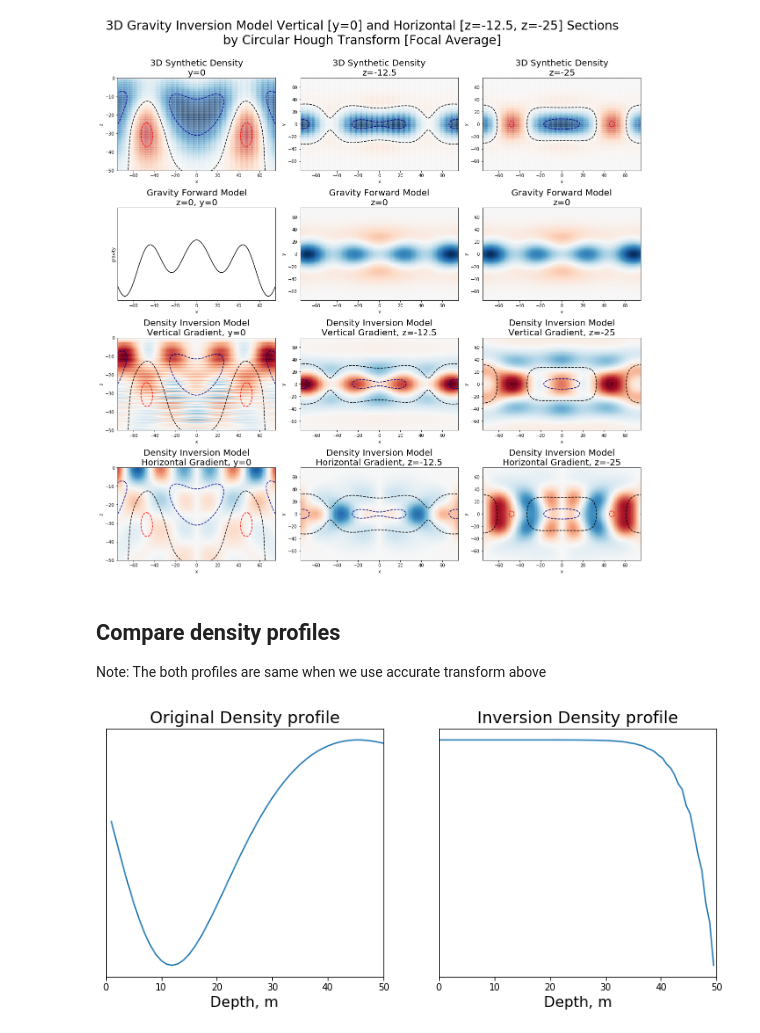
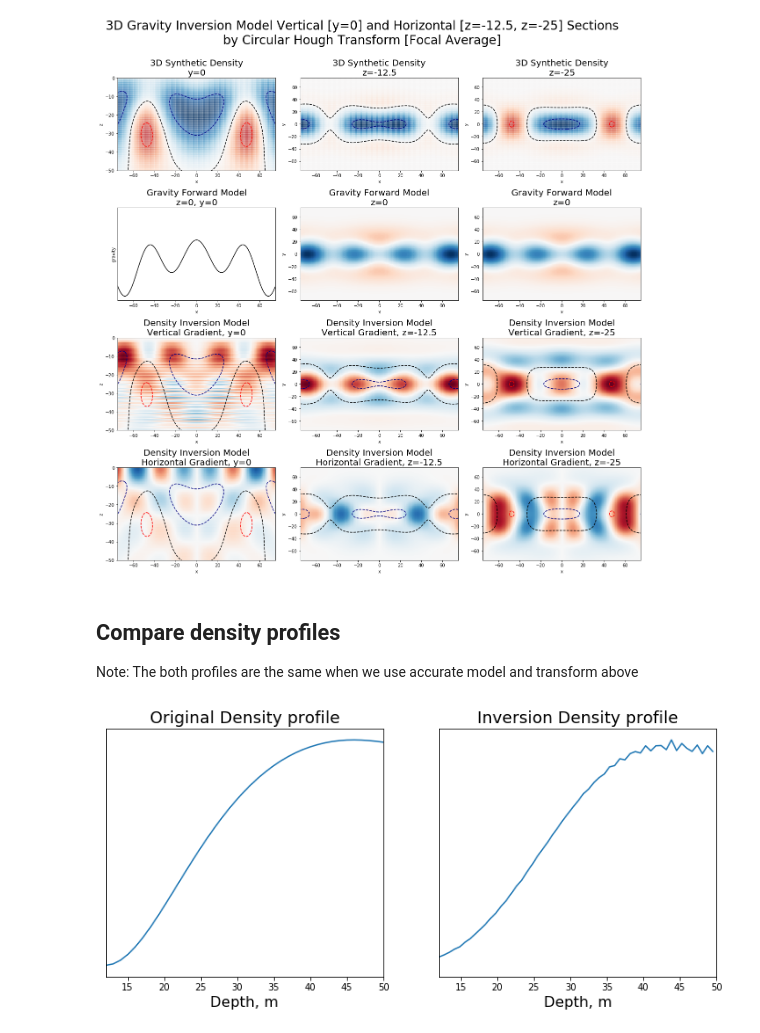
Before and after one commit to AlexeyPechnikov/gis-snippets, a Jupyter notebook: 3D Synthetic Density Inversion by Circular Hough Transform [Focal Average].ipynb, the cells around one changed output. Cells and saved outputs as stored; diff of their text form; code cells hidden in the pictures.

Commit message:
Fix bottom plot which was unclear

```diff
--- a/3D Synthetic Density Inversion by Circular Hough Transform [Focal Average].ipynb
+++ b/3D Synthetic Density Inversion by Circular Hough Transform [Focal Average].ipynb
@@ -307,24 +307,26 @@ plt.show()
 [figure]
 # %% [markdown]
 ## Compare density profiles
-Note: The both profiles are same when we use accurate transform above
+Note: The both profiles are the same when we use accurate model and transform above
 # %%
 fig = plt.figure(figsize=(12,5))
 
 ax = fig.add_subplot(1, 2, 1)
-ax.plot(-da_fdensity.sel(z=slice(0,-50)).z, da_fdensity.sel(z=slice(0,-50)).mean(['y','x']))
+data = da_fdensity.sel(z=slice(0,-50),x=slice(100,-100),y=slice(-100,100)).mean(['y','x'])
+ax.plot(-da_fdensity.sel(z=slice(0,-50)).z, data)
 ax.set_title('Original Density profile', fontsize=18)
 ax.set_xlabel('Depth, m', fontsize=16)
 ax.set_yticks([])
-ax.set_xlim([0,50])
+ax.set_xlim([12,50])
 
 ax = fig.add_subplot(1, 2, 2)
-ax.plot(-da_focal.z, da_focal.mean(['y','x']))
+data = da_focal.sel(z=slice(0,-50),x=slice(-100,100),y=slice(-100,100)).mean(['y','x'])
+ax.plot(-da_focal.z, data)
 ax.set_title('Inversion Density profile', fontsize=18)
 ax.set_xlabel('Depth, m', fontsize=16)
 ax.set_yticks([])
-ax.set_xlim([0,50])
+ax.set_xlim([12,50])
 
 plt.show()
 # %% [output]
-[figure, old version]
+[figure, new version]
```
Also changed, not shown: parts of 1 cell of this notebook.
